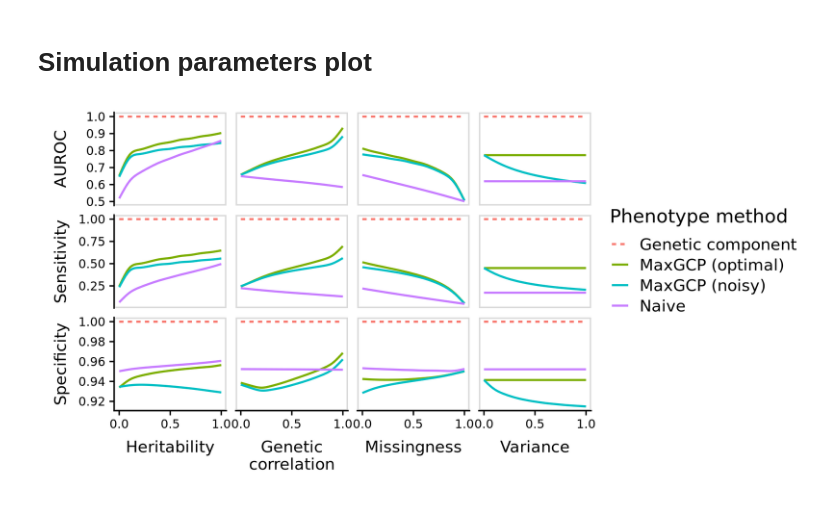
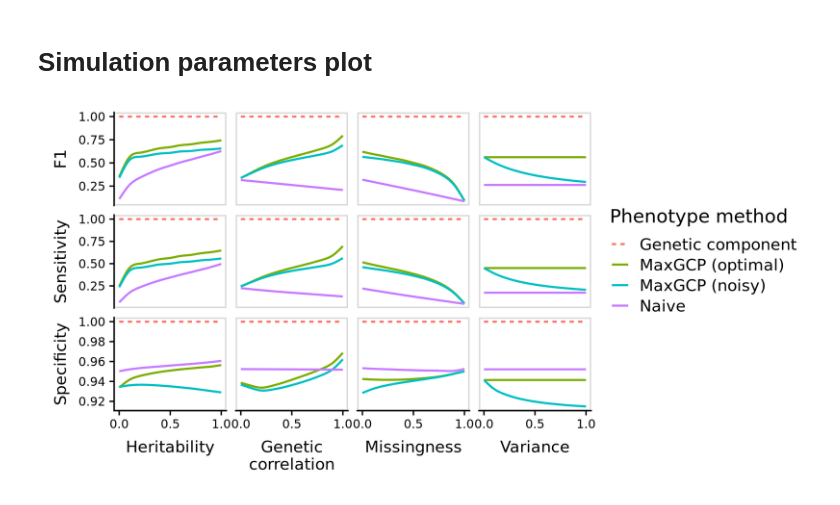
Before and after one commit to tatonetti-lab/maxgcp-analysis, a Jupyter notebook: 1.simulation/plot.ipynb, the cells around one changed output. Saved outputs shown, nothing was run; the diff lists cells and outputs as text; code cells hidden in the pictures.

```diff
--- a/1.simulation/plot.ipynb
+++ b/1.simulation/plot.ipynb
@@ -29,6 +29,7 @@ full_df <- read_tsv_arrow("data/full_summary.tsv.zst") %>%
             str_extract(method, "(?<=v_)([0-9\\.]+)") %>% as.double,
             0
         ),
+        F1 = 2 * TP / (2 * TP + FP + FN),
     )
 
 full_df %>% dim
@@ -165,12 +165,12 @@ merged_df <- bind_rows(
     full_df %>%
         filter(s == 0.5, p == 0.0) %>%
         mutate(plot = "h2") %>%
-        select(plot, method, x = h, AUROC, sensitivity, specificity),
+        select(plot, method, x = h, F1, AUROC, sensitivity, specificity),
     # Across genetic correlation
     full_df %>%
         filter(h == 0.1, p == 0.0, s > 0) %>%
         mutate(plot = "rg") %>%
-        select(plot, method, x = s, AUROC, sensitivity, specificity),
+        select(plot, method, x = s, F1, AUROC, sensitivity, specificity),
     # Across missingness
     full_df %>%
         filter(h == 0.1, s == 0.5, p == 0) %>%
@@ -187,7 +187,7 @@ merged_df <- bind_rows(
                     g = "Genetic component",
                 ),
         ) %>%
-        select(plot, method, x = missingness, AUROC, sensitivity, specificity),
+        select(plot, method, x = missingness, F1, AUROC, sensitivity, specificity),
     # Across variance in genetic covariance estimates
     full_df %>%
         filter(h == 0.1, s == 0.5, p == 0) %>%
@@ -204,7 +204,7 @@ merged_df <- bind_rows(
                     g = "Genetic component",
                 ),
         ) %>%
-        select(plot, method, x = variance, AUROC, sensitivity, specificity) %>%
+        select(plot, method, x = variance, F1, AUROC, sensitivity, specificity) %>%
         bind_rows(filter(., method == "Naive (missingness)", x == 0) %>% mutate(x = 1.)),
 ) %>%
     mutate(
@@ -234,7 +234,7 @@ merged_df <- bind_rows(
     filter(!str_detect(method, "_"))
 # %%
 plot_df <- merged_df %>%
-    pivot_longer(AUROC:specificity, names_to = "metric", values_to = "y") %>%
+    pivot_longer(c(F1, AUROC, sensitivity, specificity), names_to = "metric", values_to = "y") %>%
     nest(data = c(x, y)) %>%
     rowwise() %>%
     filter(pmin(nrow(distinct(data, x)), nrow(distinct(data, x))) >= 10) %>%
@@ -251,7 +251,7 @@ const_rows <- expand_grid(
         plot = c("Missingness", "Variance"),
         method = c("Genetic component"),
         dashed = "Unobservable",
-        metric = c("AUROC", "sensitivity", "specificity"),
+        metric = c("F1", "AUROC", "sensitivity", "specificity"),
         x = c(0.0, 1.0),
         .fitted = 1.0,
         .se.fit = 0.0
@@ -263,7 +263,8 @@ const_rows <- expand_grid(
             bind_rows(mutate(., x = 1.0)),
         full_df %>%
             filter(method == "binary_m_0.25", h == 0.1, s == 0.5, p == 0.0) %>%
-            pivot_longer(AUROC:specificity, names_to = "metric", values_to = ".fitted") %>%
+            pivot_longer(c(AUROC, F1, sensitivity, specificity), names_to = "metric",
+                         values_to = ".fitted") %>%
             group_by(metric) %>%
             summarize(.fitted = mean(.fitted)) %>%
             mutate(
@@ -286,32 +287,34 @@ parameters_plot <- plot_df %>%
     filter(method %in% c(method_order, "Naive (missingness)")) %>%
     mutate(
         metric = metric %>% recode(sensitivity = "Sensitivity", specificity = "Specificity"),
         plot = factor(plot, levels = c("Heritability", "Genetic correlation", "Missingness", "Variance")),
         method = method %>%
             recode("Naive (missingness)" = "Naive") %>%
             factor(levels = method_order)
     ) %>%
+    filter(metric != "AUROC") %>%
     ggplot(aes(x = x, y = .fitted, group = method, color = method, linetype = method)) +
     geom_line(linewidth = 0.75, alpha = 1) +
     facet_grid(rows = vars(metric), cols = vars(plot), scales = "free_y", switch = "both",
                labeller = labeller(plot = label_wrap_gen(10))) +
     scale_linetype_manual(values = c("22", "solid", "solid", "solid"), labels = method_order) +
     theme_cowplot() +
     panel_border() +
     theme(
         axis.text = element_text(size = 9),
         strip.background = element_blank(),
         axis.title = element_blank(),
         strip.placement = "outside",
         strip.text.x = element_text(vjust = 1)
     ) +
     xlab("Simulation parameter") +
     scale_x_continuous(breaks = c(0.0, 0.5, 1.0)) +
     scale_y_continuous(n.breaks = 5) +
     labs(color = "Phenotype method", linetype = "Phenotype method")
 
-save_plot("img/parameters.png", parameters_plot, base_width = 8, base_height = 4, dpi = 400)
+save_plot("img/parameters.png", parameters_plot, base_width = 8, base_height = 4,
+          dpi = 400, bg = "white")
 
 parameters_plot
 # %% [output]
-[figure, old version]
+[figure, new version]
```
Also changed, not shown: parts of 3 cells of this notebook, 3 other files.
